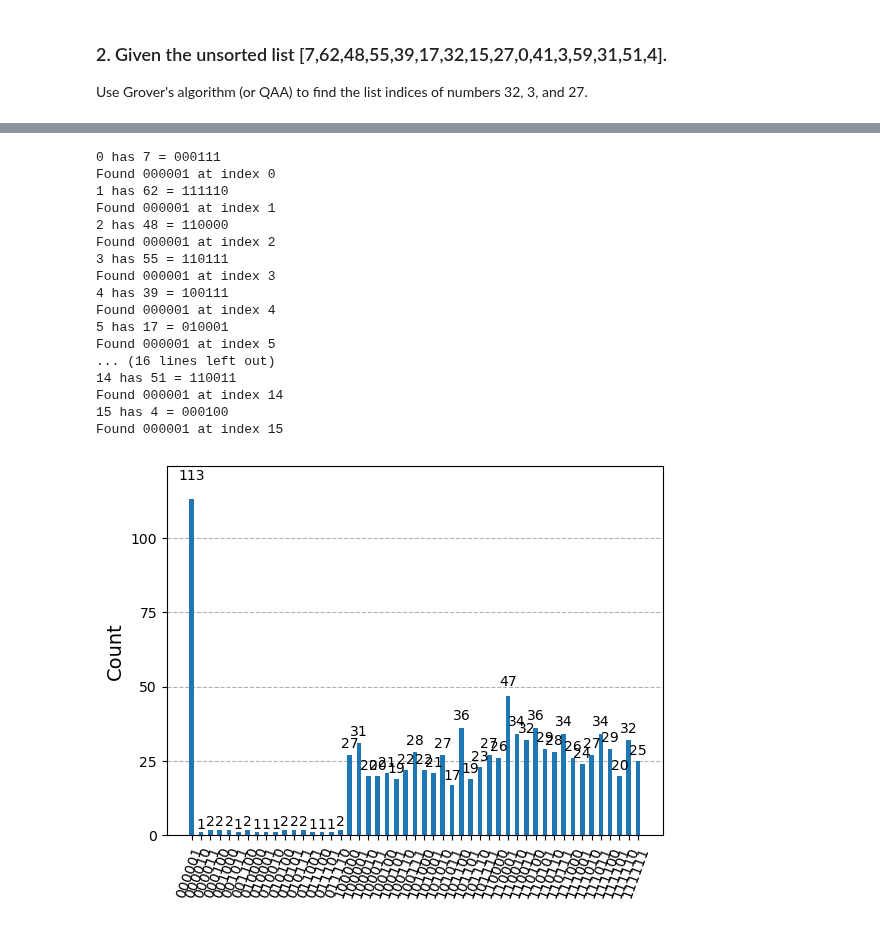
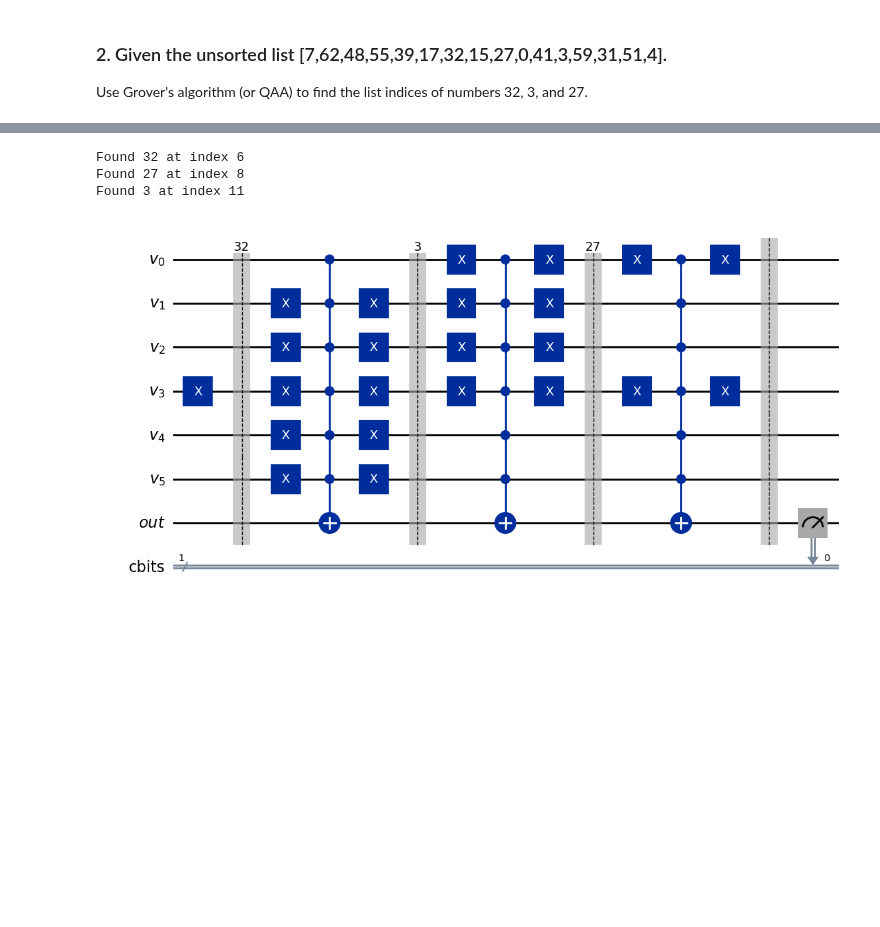
Before and after one commit to elijahkin/amsc698k, a Jupyter notebook: hw4/hw4.ipynb, the cells around one changed output, grey strips where cells are left out. Drawn from its saved outputs; the diff is of its cells as text; code cells hidden in the pictures; blank space fills up the shorter version.

```diff
--- a/hw4/hw4.ipynb
+++ b/hw4/hw4.ipynb
@@ -430,13 +421,12 @@ Do not get a satifiable solution
 ### 2. Given the unsorted list [7,62,48,55,39,17,32,15,27,0,41,3,59,31,51,4].
 Use Grover's algorithm (or QAA) to find the list indices of numbers 32, 3, and 27.
 # %%
-# TODO
 # Want to find 32, 3, and 27.
 # Looking for the list indicides
 # N = 6 # for numbers up to 64
 
 # create an oracle for each number in binary
-def list_oracle(circ, vq, clause_qubits, output_qubit, n = [32]):
+def list_oracle(circ, vq, clause_qubits, output_qubit, n = [32,3,27]):
     N = vq.size
     for i in range(len(n)):
         b = format(n[i], f'0{N}b')
@@ -453,11 +443,3 @@ def list_oracle(circ, vq, clause_qubits, output_qubit, n = [32]):
             if b[j] == '0':
                 circ.x(vq[j])
     return circ
-# %%
-oracle_list = QuantumRegister(6)
-clause_qubit = QuantumRegister(1)
-output_qubit = QuantumRegister(1)
-circ = QuantumCircuit(oracle_list, output_qubit)
-
-oracle_list = list_oracle(circ, oracle_list, clause_qubits, output_qubit)
-oracle_list.draw(output = 'mpl', plot_barriers=True)
@@ -466,71 +446,51 @@ oracle_list.draw(output = 'mpl', plot_barriers=True)
 # %%
 var_qubits = QuantumRegister(6, name='v')
 clause_qubits = QuantumRegister(0, name='c')
 output_qubit = QuantumRegister(1, name='out')
-cbits = ClassicalRegister(6, name='cbits')
+cbits = ClassicalRegister(1, name='cbits')
 
-# qc = QuantumCircuit(var_qubits, clause_qubits, output_qubit, cbits)
+qc = QuantumCircuit(var_qubits, clause_qubits, output_qubit, cbits)
 
 unsorted_list = [7,62,48,55,39,17,32,15,27,0,41,3,59,31,51,4]
-# unsorted_list = [32]
 
 iterations = 1
 
 measure = True
 
 def state_preparation(circ, b, var_qubits):
     for j in range(var_qubits.size):
         if b[j] == '1':
             qc.x(var_qubits[j])
     return circ
 
-for index in range(len(unsorted_list)):
-
-    item = unsorted_list[index]
-
-    circ_groverlist = QuantumCircuit(var_qubits, clause_qubits, output_qubit, cbits)
-
+for i, item in enumerate(unsorted_list):
+    # item = unsorted_list[i]
+    qc = QuantumCircuit(var_qubits, clause_qubits, output_qubit, cbits)
+    # convert item to binary
     N = var_qubits.size
     b = format(item, f'0{N}b')
-    print(f"{index} has {item} = {b}")
 
+    # intialize quantum computer as b with x gates
     state_preparation(qc, b, var_qubits)
 
-    circ_groverlist = grover(var_qubits = 6,
-                      clause_qubits = 0,
-                      output_qubits = 1,
-                      cbits = 6,
-                      oracle = list_oracle,
-                      iterations=3,
-                      measure=True)
+    # initialize output qubit
+    # qc.x(output_qubit)
+    # qc.h(output_qubit)
 
-    # if(measure):
-    #     qc.measure(var_qubits, cbits)
+    list_oracle(qc, var_qubits, clause_qubits, output_qubit, n = [32,3,27])
+    qc.barrier()
 
-    counts = backend_aer.run(circ_groverlist.decompose(), shots=1000).result().get_counts()
-    # print(counts)
-    max_key = max(counts, key=counts.get)
-    # print(max_key)
-    if counts[max_key] > 70:
-        print(f"Found {max_key} at index {index}")
+    # qc.h(output_qubit)
+    qc.measure(output_qubit,cbits[0])
 
-plot_histogram(counts)
+    counts = backend_aer.run(qc.decompose(), shots=1000).result().get_counts()
+
+    if max(counts, key=counts.get) == '1':
+        print(f"Found {item} at index {i}")
+
+qc.draw(output = 'mpl', plot_barriers=True)
 # %% [output]
-0 has 7 = 000111
-Found 000001 at index 0
-1 has 62 = 111110
-Found 000001 at index 1
-2 has 48 = 110000
-Found 000001 at index 2
-3 has 55 = 110111
-Found 000001 at index 3
-4 has 39 = 100111
-Found 000001 at index 4
-5 has 17 = 010001
-Found 000001 at index 5
-... (16 lines left out)
-14 has 51 = 110011
-Found 000001 at index 14
-15 has 4 = 000100
-Found 000001 at index 15
+Found 32 at index 6
+Found 27 at index 8
+Found 3 at index 11
-[figure, old version]
+[figure, new version]
```
Also changed, not shown: parts of 15 cells of this notebook.
